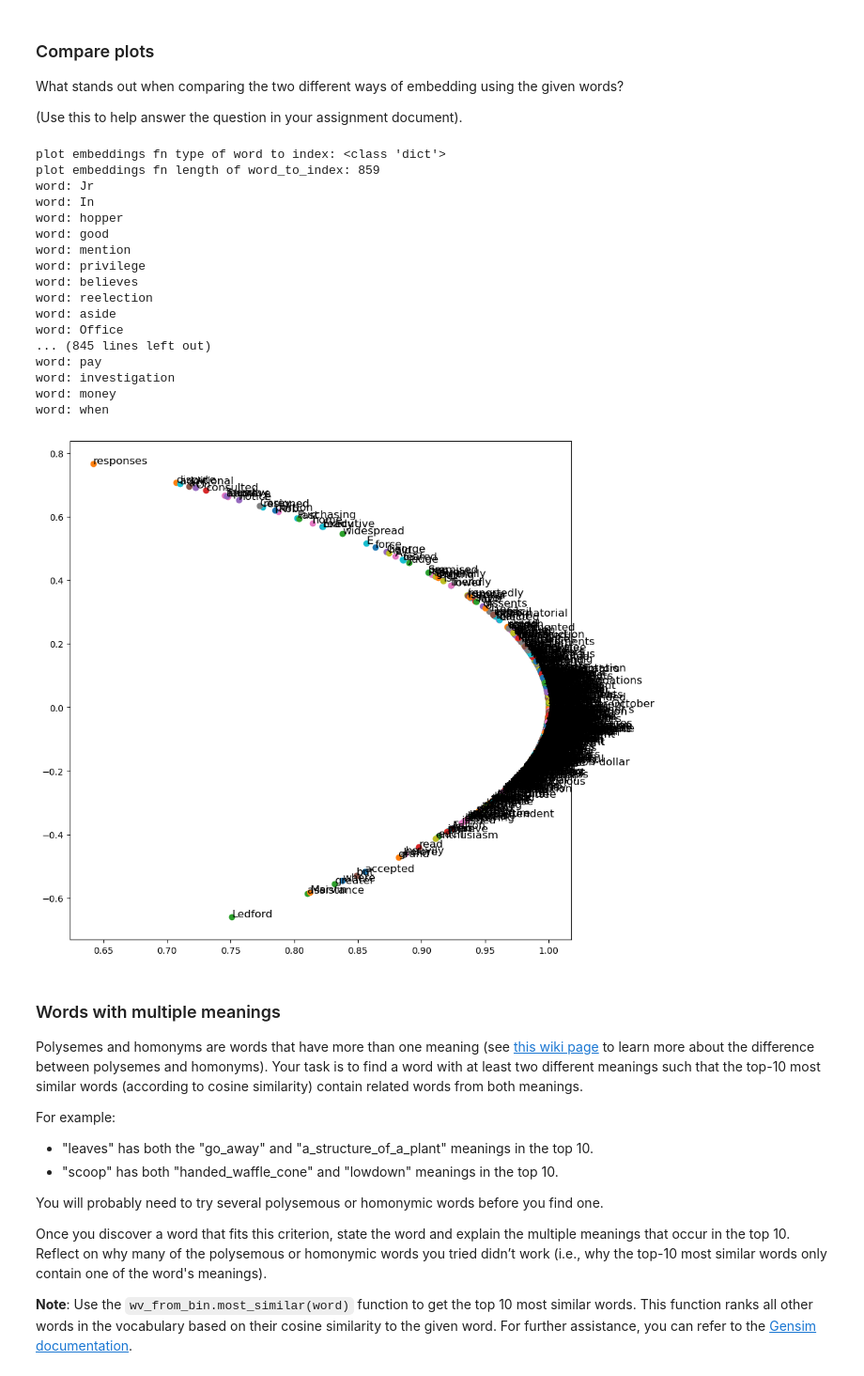
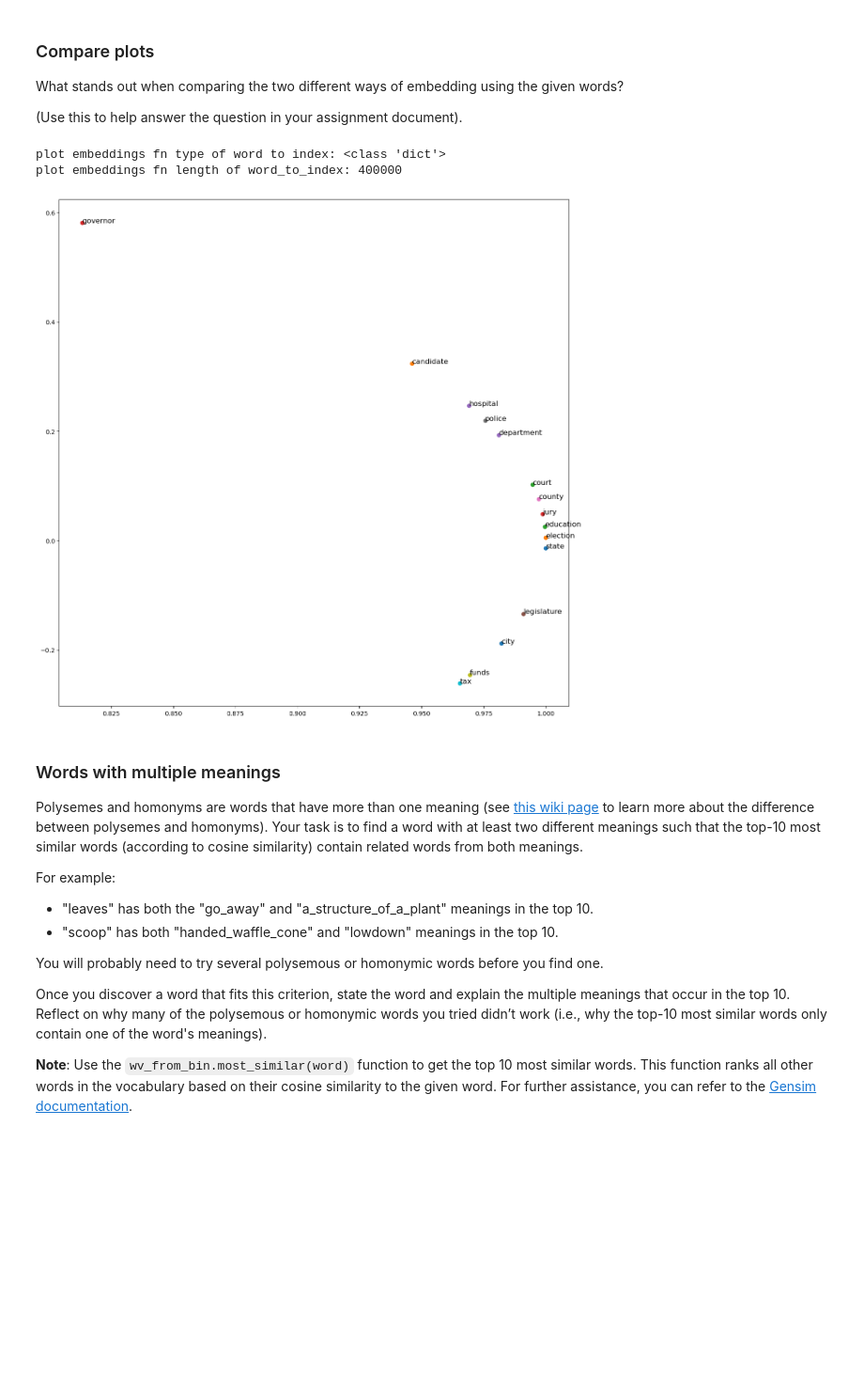
Before and after one commit to kaleem-01/NLP_2025_A2, a Jupyter notebook: NLP_A2 - Part 2 and 3.ipynb, the cells around one changed output. Shown at 94% size. Saved outputs shown, nothing was run; the diff lists cells and outputs as text; code cells hidden in the pictures; blank space fills up the shorter version.

```diff
--- a/NLP_A2 - Part 2 and 3.ipynb
+++ b/NLP_A2 - Part 2 and 3.ipynb
@@ -534,29 +538,16 @@ rendering M based on unique_tokens
 What stands out when comparing the two different ways of embedding using the given words?
 
 (Use this to help answer the question in your assignment document).
-# %%
-# plot_embeddings(M_reduced_normalized, tokens)
-plot_embeddings(M_reduced_normalized, unique_tokens)
-plt.savefig('./results/word_embeddings_glove_sklearn_svd.png')
-# %% [output]
-plot embeddings fn type of word to index: <class 'dict'>
-plot embeddings fn length of word_to_index: 859
-word: Jr
-word: In
-word: hopper
-word: good
-word: mention
-word: privilege
-word: believes
-word: reelection
-word: aside
-word: Office
-... (845 lines left out)
-word: pay
-word: investigation
-word: money
-word: when
-[figure, removed]
+# %%
+# plot_embeddings(M_reduced_normalized, tokens)
+words = ["city", "election", "court", "jury", "department", "legislature", "county", "police", "funds", "tax", "state", "candidate", "education", "governor", "hospital"]
+# plot_embeddings(M_reduced, word2ind, unique_tokens)
+plot_embeddings(M_reduced_normalized, word2ind, words)
+plt.savefig('./results/word_embeddings_glove_selected_words.png')
+# %% [output]
+plot embeddings fn type of word to index: <class 'dict'>
+plot embeddings fn length of word_to_index: 400000
+[figure, added]
 # %% [markdown]
 ### Words with multiple meanings
 Polysemes and homonyms are words that have more than one meaning (see [this wiki page](https://en.wikipedia.org/wiki/Polysemy) to learn more about the difference between polysemes and homonyms). Your task is to find a word with at least two different meanings such that the top-10 most similar words (according to cosine similarity) contain related words from both meanings.
```
Also changed, not shown: parts of 2 cells of this notebook, 8 other files.
